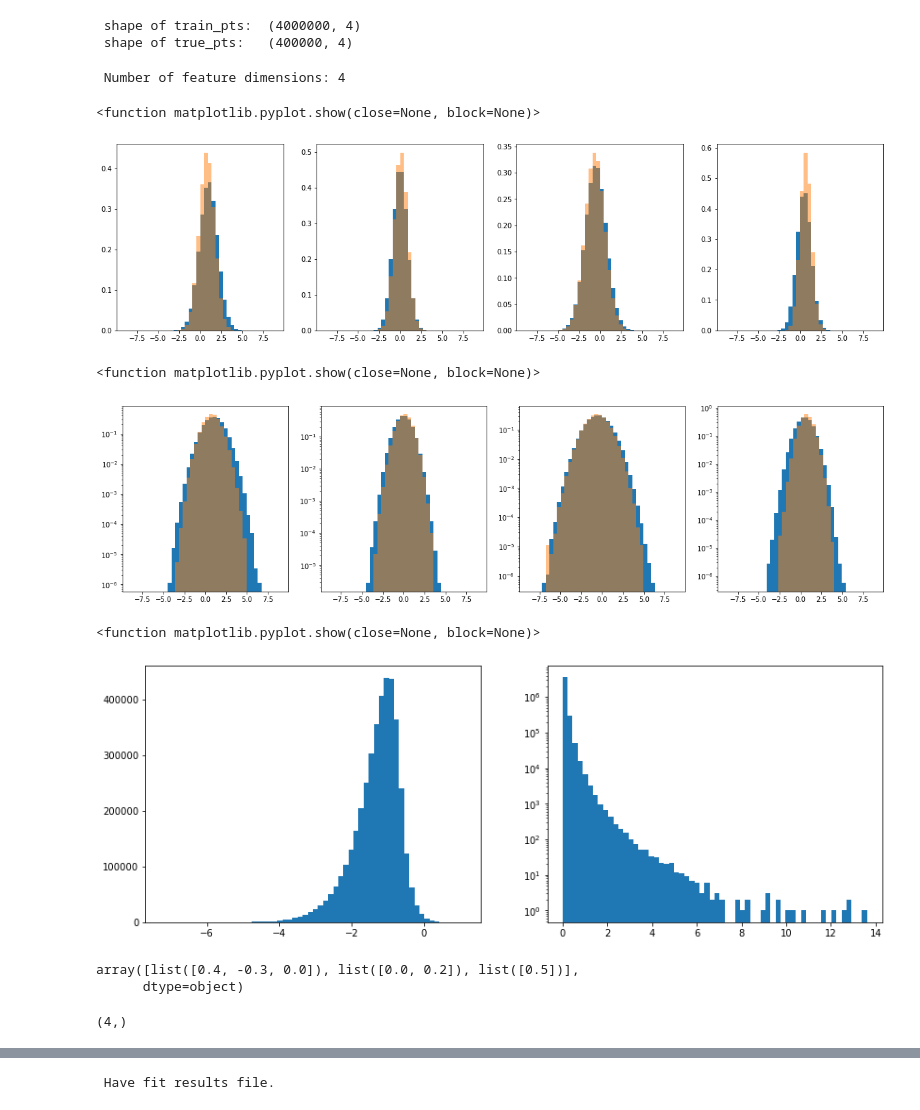
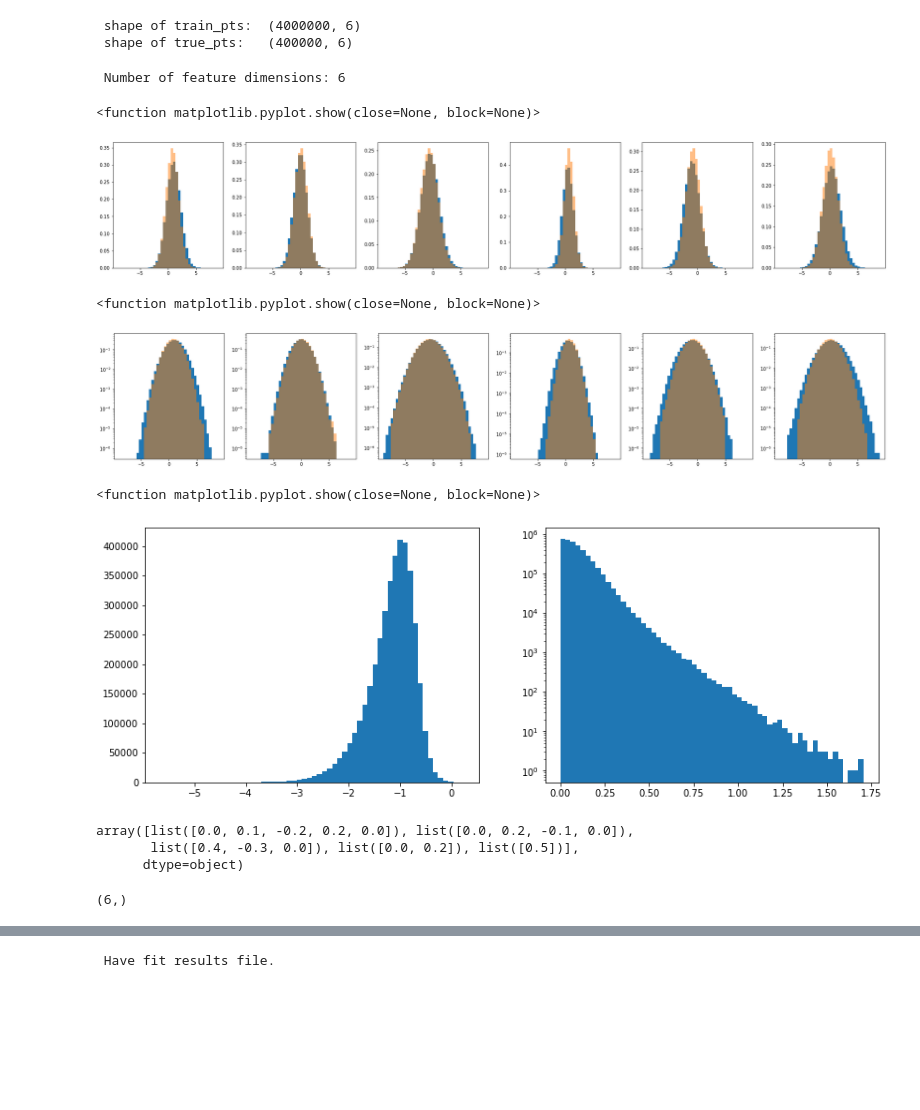
Before and after one commit to owen234/omnifold-testing1, a Jupyter notebook: inspect-bootstraps.ipynb, the cells around one changed output, grey strips where cells are left out. Saved outputs shown, nothing was run; the diff lists cells and outputs as text; code cells hidden in the pictures; blank space fills up the shorter version.

```diff
--- a/inspect-bootstraps.ipynb
+++ b/inspect-bootstraps.ipynb
@@ -16,5 +18,5 @@ import read_config_utils as cu
 # %%
-input_dir = 'output-files-bootstrap-test6b-4d-1a'
+input_dir = 'output-files-bootstrap-test6b-6d-1b'
 
 
 with open( '%s/train-and-true-samples.npy' % input_dir, 'rb') as f :
@@ -28,8 +30,8 @@ print(' shape of train_pts:  %s' % str(train_pts.shape))
 print(' shape of true_pts:   %s' % str(true_pts.shape))
 print('\n\n')
 # %% [output]
- shape of train_pts:  (4000000, 4)
- shape of true_pts:   (400000, 4)
+ shape of train_pts:  (4000000, 6)
+ shape of true_pts:   (400000, 6)
 # %%
 config_file = '%s/config.txt' % (input_dir)
 
@@ -41,7 +43,7 @@ if not exists(config_file) :
 ndim = int(cu.get_par( config_file, "ndim"))
 print("\n\n Number of feature dimensions: %d\n\n" % ndim)
 # %% [output]
- Number of feature dimensions: 4
+ Number of feature dimensions: 6
 # %%
 with open( '%s/config-pars.npy' % input_dir, 'rb') as f :
     train_mu = np.load(f, allow_pickle=True )
@@ -52,30 +54,30 @@ with open( '%s/config-pars.npy' % input_dir, 'rb') as f :
     true_sig = np.load(f, allow_pickle=True)
     resolution = np.load(f, allow_pickle=True)
 # %%
-fig,ax = plt.subplots( 1, 4, figsize=(20,5))
+fig,ax = plt.subplots( 1, ndim, figsize=(5*ndim,5))
 
 
 
 hmin=-5
 hmax=5
 
 
 hmin=-9
 hmax=9
 
 hbins=40
 
 
 for i in range(ndim) :
         ax[i].hist( train_det_pts[:,i],bins=hbins, range=[hmin,hmax], density=True )
         ax[i].hist( true_det_pts[:,i],bins=hbins, range=[hmin,hmax], density=True, alpha=0.5 )
 
 plt.show
 # %% [output]
 <function matplotlib.pyplot.show(close=None, block=None)>
-[figure, old version]
+[figure, new version]
 # %%
-fig,ax = plt.subplots( 1, 4, figsize=(20,5))
+fig,ax = plt.subplots( 1, ndim, figsize=(5*ndim,5))
 
 hbins=40
 
@@ -88,7 +90,7 @@ for i in range(ndim) :
 plt.show
 # %% [output]
 <function matplotlib.pyplot.show(close=None, block=None)>
-[figure, old version]
+[figure, new version]
 # %%
 with open( "%s/omnifold-output-weights.npy" % input_dir,'rb') as f :
     main_sample_omnifold_weights = np.load(f)
@@ -102,16 +104,17 @@ ax[1].set_yscale('log')
 plt.show
 # %% [output]
 <function matplotlib.pyplot.show(close=None, block=None)>
-[figure, old version]
+[figure, new version]
 # %%
 true_rho
 # %% [output]
-array([list([0.4, -0.3, 0.0]), list([0.0, 0.2]), list([0.5])],
+array([list([0.0, 0.1, -0.2, 0.2, 0.0]), list([0.0, 0.2, -0.1, 0.0]),
+       list([0.4, -0.3, 0.0]), list([0.0, 0.2]), list([0.5])],
       dtype=object)
 # %%
 true_mu.shape
 # %% [output]
-(4,)
+(6,)
 # %%
 true_cov = np.zeros( shape=(ndim,ndim) )
 
```
Also changed, not shown: parts of 27 cells of this notebook, 4 other files.
